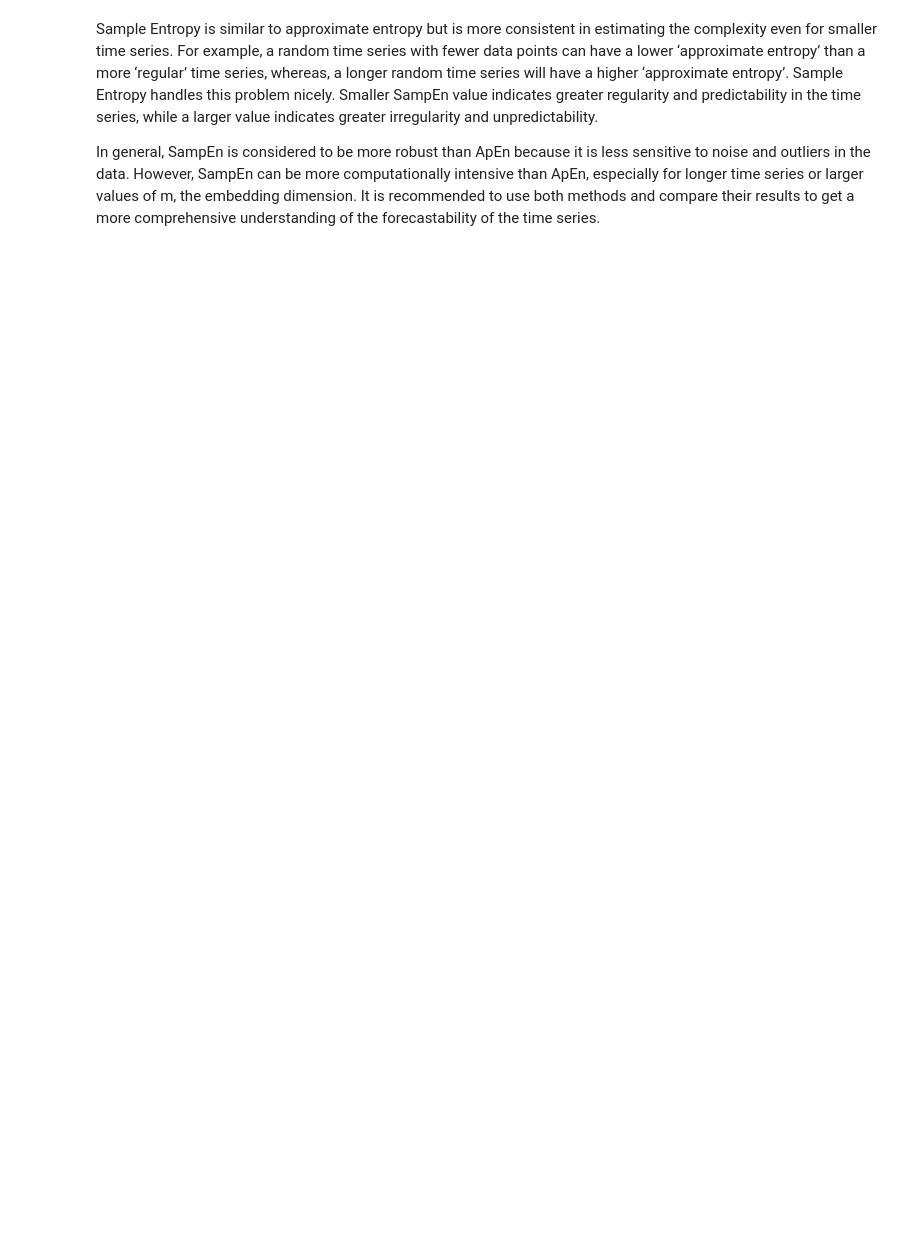
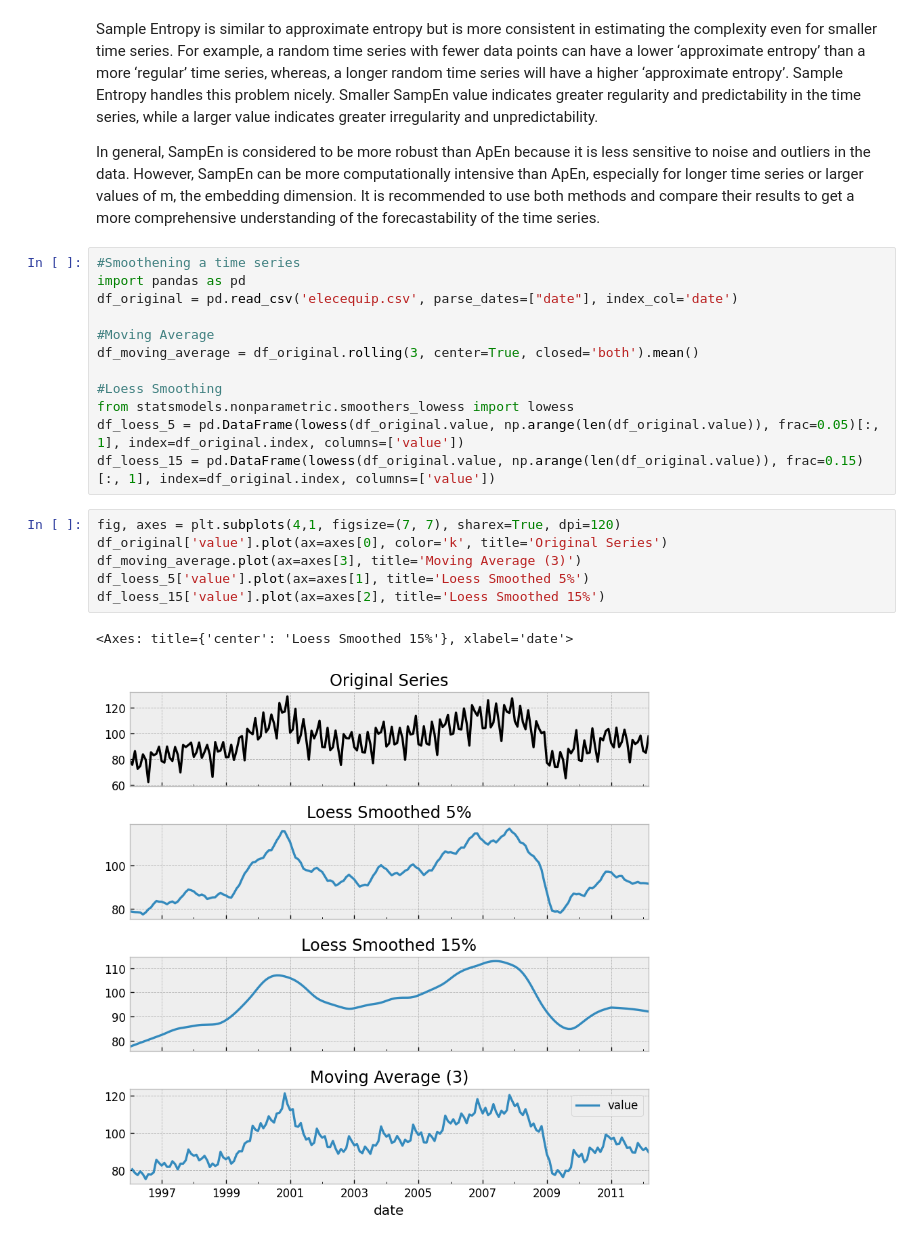
Before and after one commit to Addechander/Exploratory-Data-Analysis, a Jupyter notebook: Time Series Analysis Part 2/Data/visualization.ipynb, the cells around one changed output. Cells and saved outputs as stored; diff of their text form; blank space fills up the shorter version.

```diff
--- a/Time Series Analysis Part 2/Data/visualization.ipynb
+++ b/Time Series Analysis Part 2/Data/visualization.ipynb
@@ -1043,3 +1043,24 @@ inf
 Sample Entropy is similar to approximate entropy but is more consistent in estimating the complexity even for smaller time series. For example, a random time series with fewer data points can have a lower ‘approximate entropy’ than a more ‘regular’ time series, whereas, a longer random time series will have a higher ‘approximate entropy’. Sample Entropy handles this problem nicely. Smaller SampEn value indicates greater regularity and predictability in the time series, while a larger value indicates greater irregularity and unpredictability.
 
 In general, SampEn is considered to be more robust than ApEn because it is less sensitive to noise and outliers in the data. However, SampEn can be more computationally intensive than ApEn, especially for longer time series or larger values of m, the embedding dimension. It is recommended to use both methods and compare their results to get a more comprehensive understanding of the forecastability of the time series.
+# %%
+#Smoothening a time series
+import pandas as pd
+df_original = pd.read_csv('elecequip.csv', parse_dates=["date"], index_col='date')
+
+#Moving Average
+df_moving_average = df_original.rolling(3, center=True, closed='both').mean()
+
+#Loess Smoothing
+from statsmodels.nonparametric.smoothers_lowess import lowess
+df_loess_5 = pd.DataFrame(lowess(df_original.value, np.arange(len(df_original.value)), frac=0.05)[:, 1], index=df_original.index, columns=['value'])
+df_loess_15 = pd.DataFrame(lowess(df_original.value, np.arange(len(df_original.value)), frac=0.15)[:, 1], index=df_original.index, columns=['value'])
+# %%
+fig, axes = plt.subplots(4,1, figsize=(7, 7), sharex=True, dpi=120)
+df_original['value'].plot(ax=axes[0], color='k', title='Original Series')
+df_moving_average.plot(ax=axes[3], title='Moving Average (3)')
+df_loess_5['value'].plot(ax=axes[1], title='Loess Smoothed 5%')
+df_loess_15['value'].plot(ax=axes[2], title='Loess Smoothed 15%')
+# %% [output]
+<Axes: title={'center': 'Loess Smoothed 15%'}, xlabel='date'>
+[figure, added]
```
Also changed, not shown: parts of 14 cells of this notebook, 2 other files.
